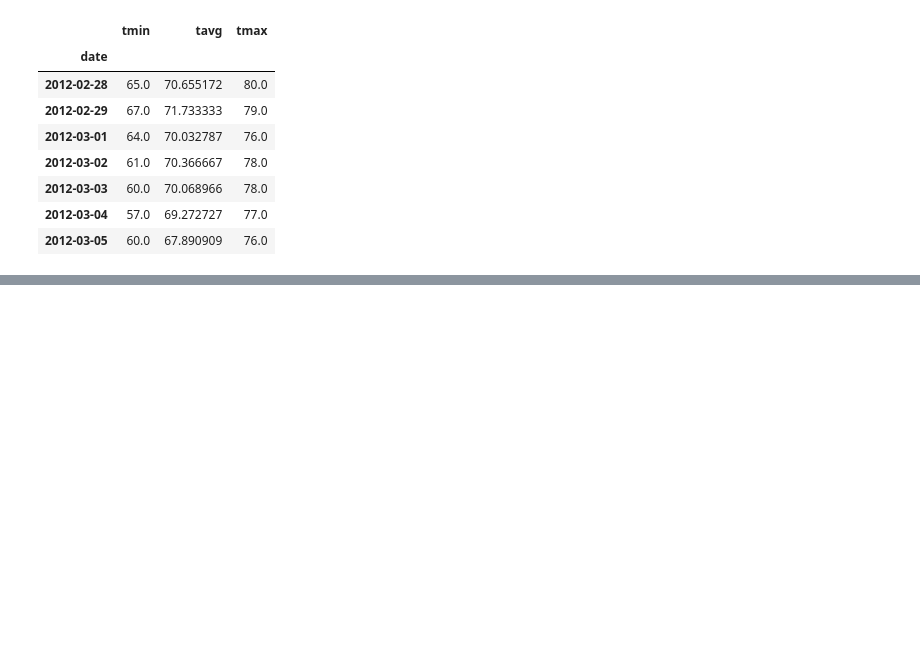
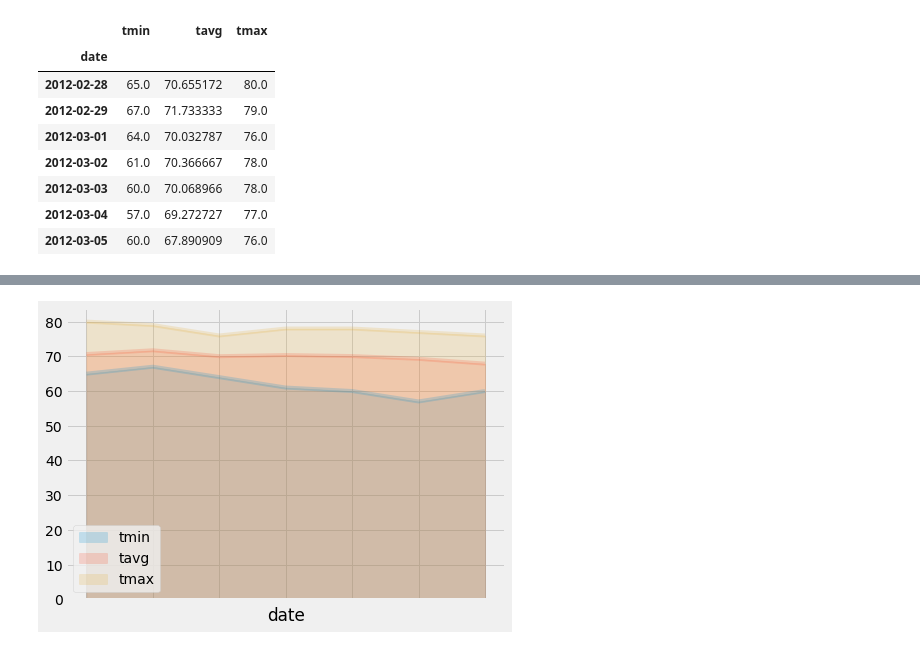
Before and after one commit to robert-rd-wood/Homework-10, a Jupyter notebook: climate.ipynb, the cells around one changed output, grey strips where cells are left out. Cells and saved outputs as stored; diff of their text form; code cells hidden in the pictures; blank space fills up the shorter version.

```diff
--- a/climate.ipynb
+++ b/climate.ipynb
@@ -413,8 +396,9 @@ for date in date_list:
     date_index.append(datetime.strftime(date,'%Y-%m-%d'))
 
 # Create DataFrame
-normals_df = pd.DataFrame(normals,index=date_index,columns=('tmin','tavg','tmax'))
-normals_df.index.name = "date"
+normals_df = pd.DataFrame(normals,columns=('tmin','tavg','tmax'))
+normals_df['date'] = date_index
+normals_df.set_index(['date'],inplace=True)
 
 # View resulting DataFrame
 normals_df
@@ -430,4 +414,6 @@ normals_df
 | 2012-03-05 | 60.0 | 67.890909 | 76.0 |
 # %%
 # Plot the daily normals as an area plot with `stacked=False`
+normals_df.plot.area(figsize=(7,5), stacked=False, x_compat=True, alpha=.2)
+plt.savefig("output/daily_normals.png")
 # %% [output]
@@ -435,0 +420 @@ normals_df
+[figure, added]
```
Also changed, not shown: parts of 5 cells of this notebook, 4 other files.
